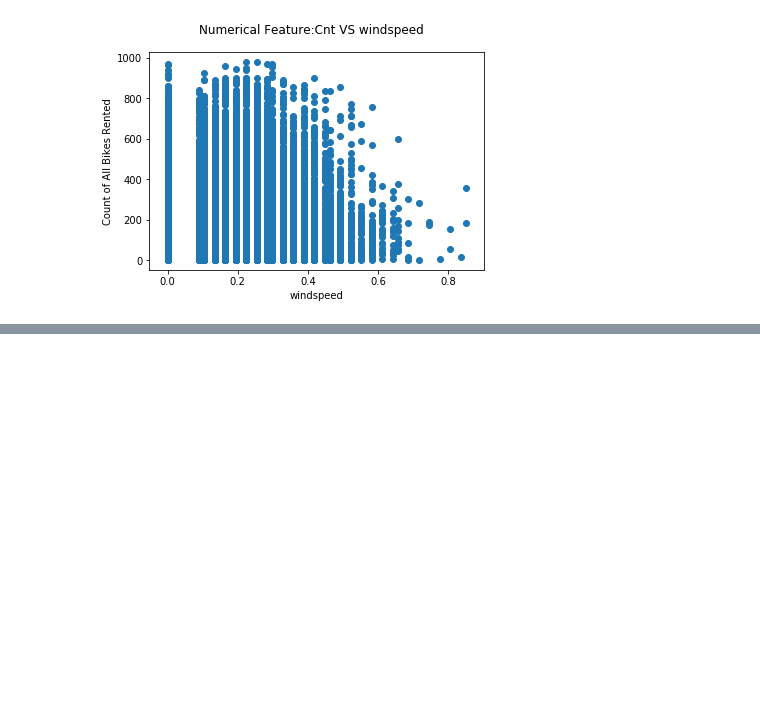
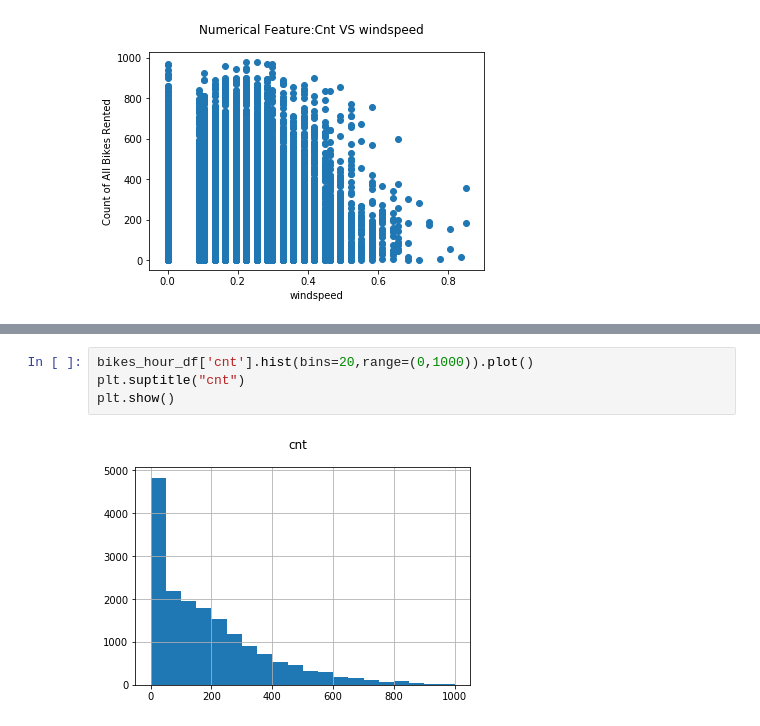
Before and after one commit to lookertan/ml_git, a Jupyter notebook: change_source.ipynb, the cells around one changed output, grey strips where cells are left out. Cells and saved outputs as stored; diff of their text form; blank space fills up the shorter version.

```diff
--- a/change_source.ipynb
+++ b/change_source.ipynb
@@ -64,0 +83,6 @@ plt.subplots(nrows=1,ncols=2,figsize=(13,6))
+# %%
+bikes_hour_df['cnt'].hist(bins=20,range=(0,1000)).plot()
+plt.suptitle("cnt")
+plt.show()
+# %% [output]
+[figure, added]
```
Also changed, not shown: parts of 20 cells of this notebook, 2 other files.
